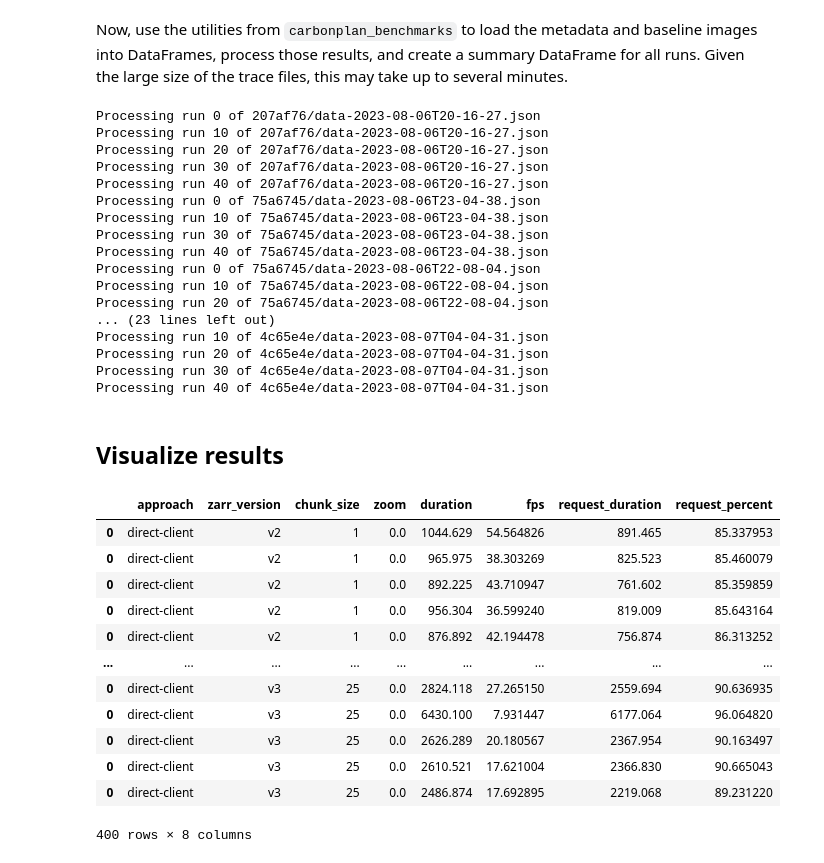
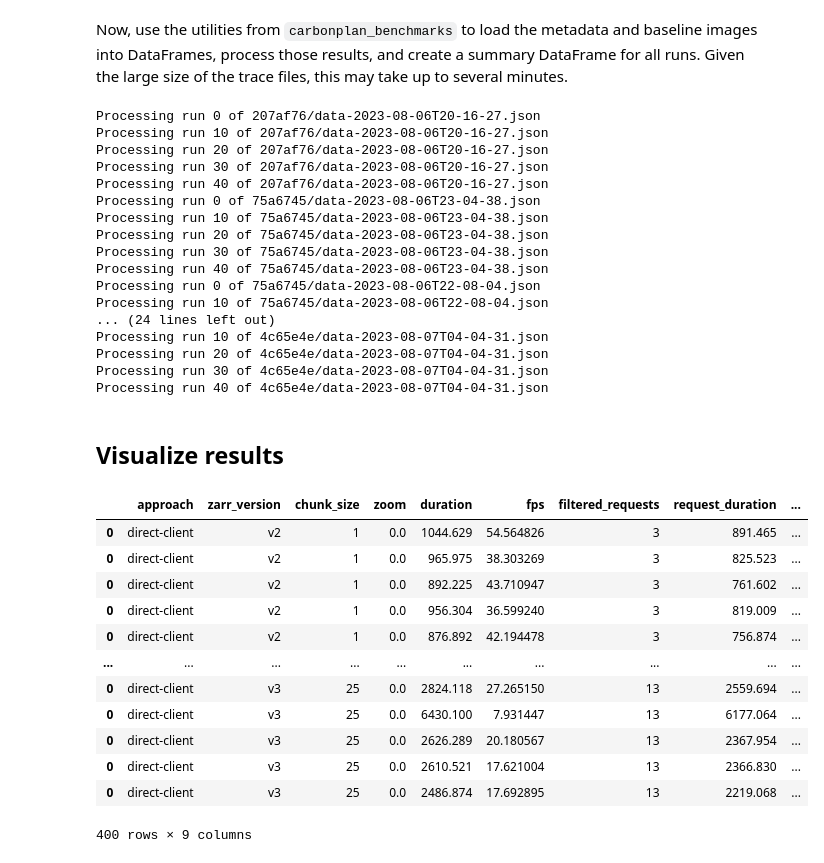
Before and after one commit to NASA-IMPACT/zarr-visualization-report, a Jupyter notebook: approaches/dynamic-client/e2e-results.ipynb, the cells around one changed output. Drawn from its saved outputs; the diff is of its cells as text; code cells hidden in the pictures.

```diff
--- a/approaches/dynamic-client/e2e-results.ipynb
+++ b/approaches/dynamic-client/e2e-results.ipynb
@@ -20,0 +28,4 @@ pd.options.plotting.backend = "holoviews"
+# %%
+baseline_fp = "s3://carbonplan-benchmarks/benchmark-data/482049d/baselines.json"
+metadata_base_fp = "s3://carbonplan-benchmarks/benchmark-data"
+url_filter = 'carbonplan-benchmarks.s3.us-west-2.amazonaws.com/data/'
@@ -51,7 +78,7 @@ for file in metadata_files:
         data = cba.process_run(
             metadata=metadata, trace_events=trace_events, snapshots=snapshots
         )
-        summary_dfs.append(cba.create_summary(metadata=metadata, data=data))
+        summary_dfs.append(cba.create_summary(metadata=metadata, data=data, url_filter=url_filter))
 summary = pd.concat(summary_dfs)
 # %% [output]
 Processing run 0 of 207af76/data-2023-08-06T20-16-27.json
@@ -61,12 +88,12 @@ Processing run 30 of 207af76/data-2023-08-06T20-16-27.json
 Processing run 40 of 207af76/data-2023-08-06T20-16-27.json
 Processing run 0 of 75a6745/data-2023-08-06T23-04-38.json
 Processing run 10 of 75a6745/data-2023-08-06T23-04-38.json
+Processing run 20 of 75a6745/data-2023-08-06T23-04-38.json
 Processing run 30 of 75a6745/data-2023-08-06T23-04-38.json
 Processing run 40 of 75a6745/data-2023-08-06T23-04-38.json
 Processing run 0 of 75a6745/data-2023-08-06T22-08-04.json
 Processing run 10 of 75a6745/data-2023-08-06T22-08-04.json
-Processing run 20 of 75a6745/data-2023-08-06T22-08-04.json
-... (23 lines left out)
+... (24 lines left out)
 Processing run 10 of 4c65e4e/data-2023-08-07T04-04-31.json
 Processing run 20 of 4c65e4e/data-2023-08-07T04-04-31.json
 Processing run 30 of 4c65e4e/data-2023-08-07T04-04-31.json
@@ -74,21 +101,21 @@ Processing run 40 of 4c65e4e/data-2023-08-07T04-04-31.json
 # %% [markdown]
 ## Visualize results
 # %%
-summary[['approach','zarr_version','chunk_size','zoom','duration','fps','request_duration','request_percent']]
+summary[['approach','zarr_version','chunk_size','zoom','duration','fps','filtered_requests','request_duration','request_percent']]
 # %% [output]
-|  | approach | zarr_version | chunk_size | zoom | duration | fps | request_duration | request_percent |
-| 0 | direct-client | v2 | 1 | 0.0 | 1044.629 | 54.564826 | 891.465 | 85.337953 |
-| 0 | direct-client | v2 | 1 | 0.0 | 965.975 | 38.303269 | 825.523 | 85.460079 |
-| 0 | direct-client | v2 | 1 | 0.0 | 892.225 | 43.710947 | 761.602 | 85.359859 |
-| 0 | direct-client | v2 | 1 | 0.0 | 956.304 | 36.599240 | 819.009 | 85.643164 |
-| 0 | direct-client | v2 | 1 | 0.0 | 876.892 | 42.194478 | 756.874 | 86.313252 |
-| ... | ... | ... | ... | ... | ... | ... | ... | ... |
-| 0 | direct-client | v3 | 25 | 0.0 | 2824.118 | 27.265150 | 2559.694 | 90.636935 |
-| 0 | direct-client | v3 | 25 | 0.0 | 6430.100 | 7.931447 | 6177.064 | 96.064820 |
-| 0 | direct-client | v3 | 25 | 0.0 | 2626.289 | 20.180567 | 2367.954 | 90.163497 |
-| 0 | direct-client | v3 | 25 | 0.0 | 2610.521 | 17.621004 | 2366.830 | 90.665043 |
-| 0 | direct-client | v3 | 25 | 0.0 | 2486.874 | 17.692895 | 2219.068 | 89.231220 |
+|  | approach | zarr_version | chunk_size | zoom | duration | fps | filtered_requests | request_duration | ... |
+| 0 | direct-client | v2 | 1 | 0.0 | 1044.629 | 54.564826 | 3 | 891.465 | ... |
+| 0 | direct-client | v2 | 1 | 0.0 | 965.975 | 38.303269 | 3 | 825.523 | ... |
+| 0 | direct-client | v2 | 1 | 0.0 | 892.225 | 43.710947 | 3 | 761.602 | ... |
+| 0 | direct-client | v2 | 1 | 0.0 | 956.304 | 36.599240 | 3 | 819.009 | ... |
+| 0 | direct-client | v2 | 1 | 0.0 | 876.892 | 42.194478 | 3 | 756.874 | ... |
+| ... | ... | ... | ... | ... | ... | ... | ... | ... | ... |
+| 0 | direct-client | v3 | 25 | 0.0 | 2824.118 | 27.265150 | 13 | 2559.694 | ... |
+| 0 | direct-client | v3 | 25 | 0.0 | 6430.100 | 7.931447 | 13 | 6177.064 | ... |
+| 0 | direct-client | v3 | 25 | 0.0 | 2626.289 | 20.180567 | 13 | 2367.954 | ... |
+| 0 | direct-client | v3 | 25 | 0.0 | 2610.521 | 17.621004 | 13 | 2366.830 | ... |
+| 0 | direct-client | v3 | 25 | 0.0 | 2486.874 | 17.692895 | 13 | 2219.068 | ... |
-400 rows × 8 columns
+400 rows × 9 columns
 # %%
 cmap=['#E1BE6A', '#40B0A6']
 plt_opts={'width': 600, 'height': 400}
```
Also changed, not shown: parts of 9 cells of this notebook.
